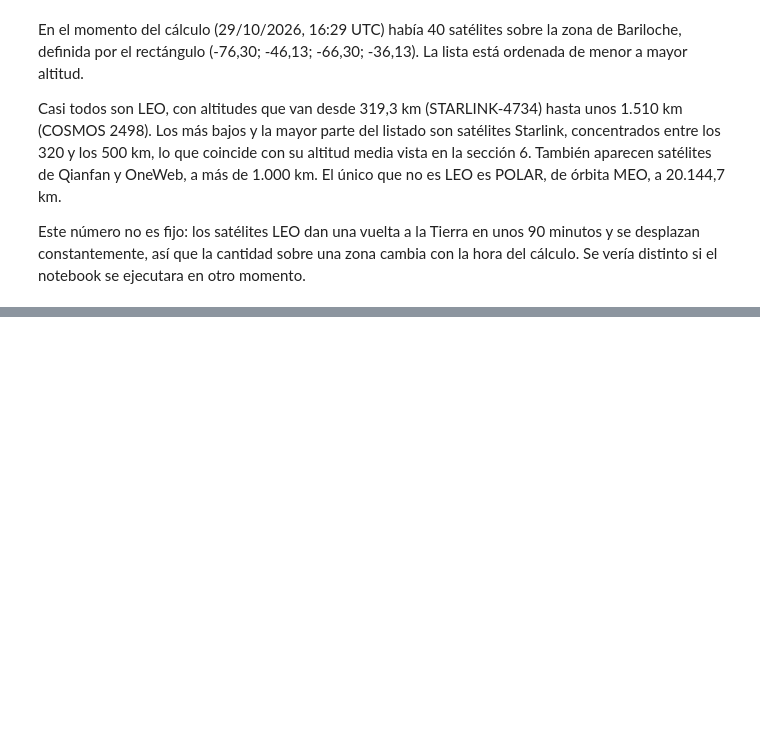
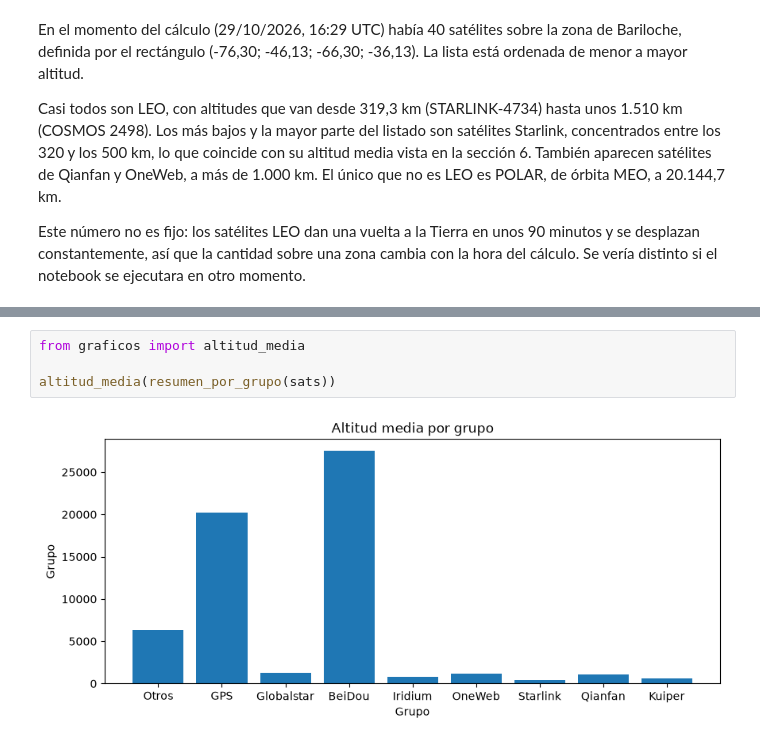
Before and after one commit to joadi2007/Proyecto_satelite_BAN_JD, a Jupyter notebook: informe.ipynb, the cells around one changed output, grey strips where cells are left out. Cells and saved outputs as stored; diff of their text form; blank space fills up the shorter version.

Commit message:
Agrego gráfico altitud_media

```diff
--- a/informe.ipynb
+++ b/informe.ipynb
@@ -222,0 +221,6 @@ NameError: name 'lanzamientos_por_anio' is not defined
+# %%
+from graficos import altitud_media
+
+altitud_media(resumen_por_grupo(sats))
+# %% [output]
+[figure, added]
```
Also changed, not shown: parts of 7 cells of this notebook, 1 other file.
